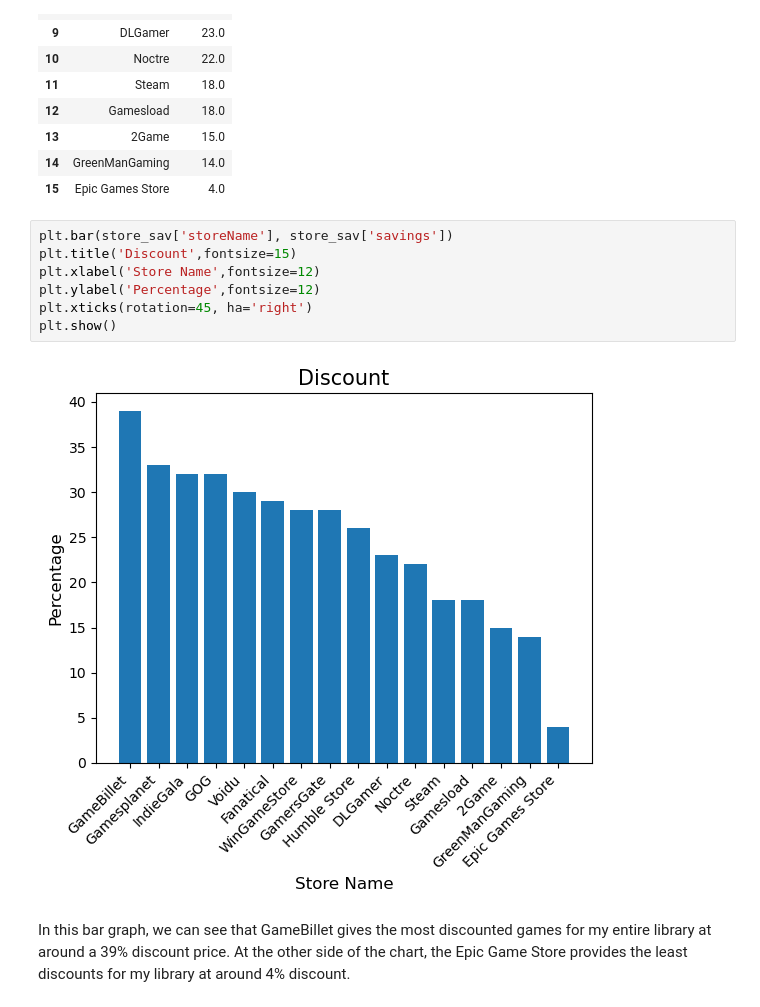
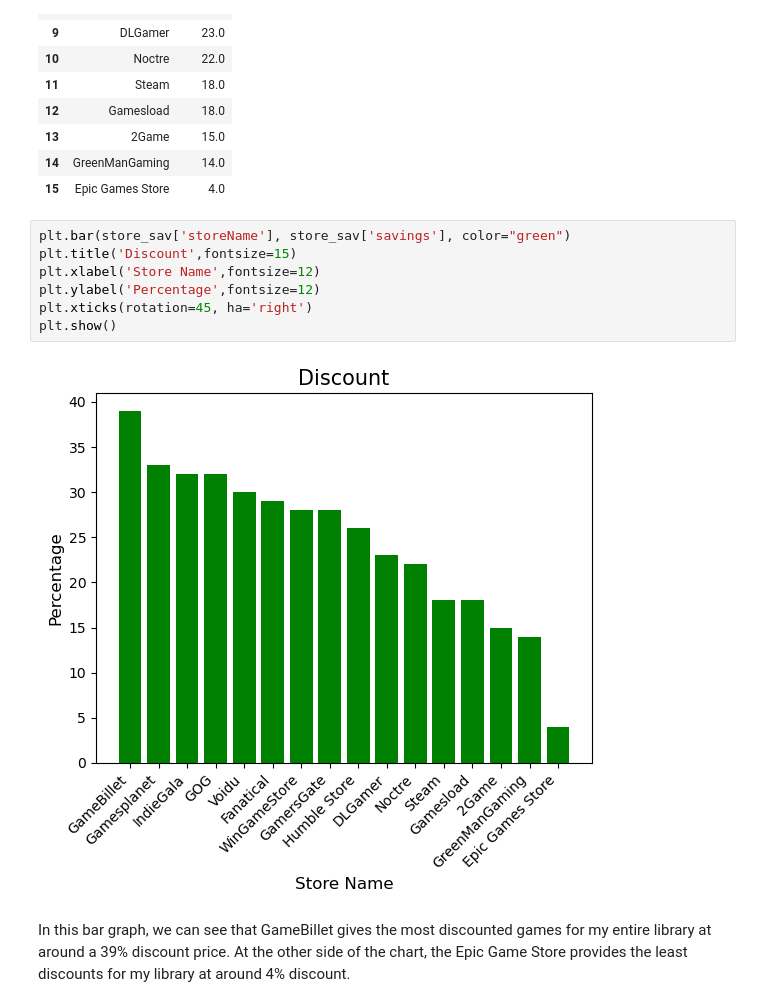
Before and after one commit to Christopher-Arzate/Gaming-Library, a Jupyter notebook: Library Analysis.ipynb, the cells around one changed output. Saved outputs shown, nothing was run; the diff lists cells and outputs as text.

```diff
--- a/Library Analysis.ipynb
+++ b/Library Analysis.ipynb
@@ -67,14 +69,14 @@ store_sav
 | 14 | GreenManGaming | 14.0 |
 | 15 | Epic Games Store | 4.0 |
 # %%
-plt.bar(store_sav['storeName'], store_sav['savings'])
+plt.bar(store_sav['storeName'], store_sav['savings'], color="green")
 plt.title('Discount',fontsize=15)
 plt.xlabel('Store Name',fontsize=12)
 plt.ylabel('Percentage',fontsize=12)
 plt.xticks(rotation=45, ha='right')
 plt.show()
 # %% [output]
-[figure, old version]
+[figure, new version]
 # %% [markdown]
 In this bar graph, we can see that GameBillet gives the most discounted games for my entire library at around a 39% discount price. At the other side of the chart, the Epic Game Store provides the least discounts for my library at around 4% discount.
 # %%
```
Also changed, not shown: parts of 39 cells of this notebook.
